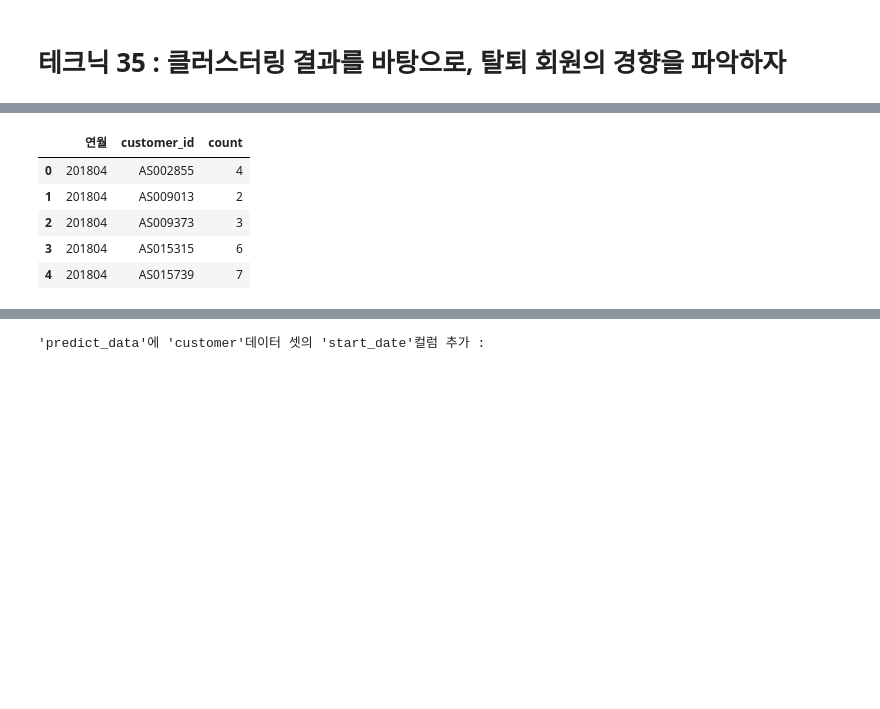
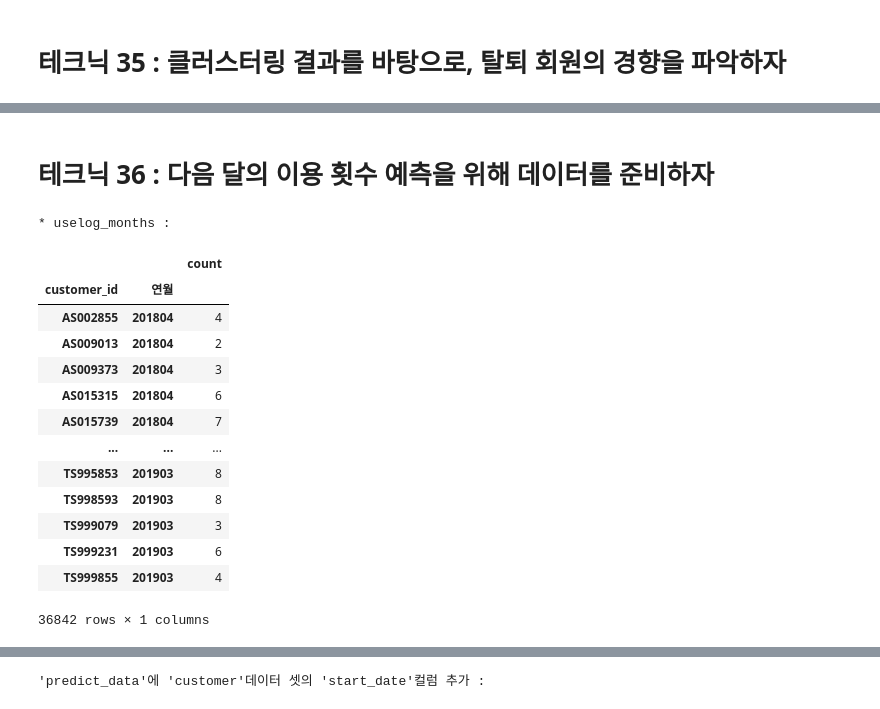
Before and after one commit to wooseok1152/python-data_analysis, a Jupyter notebook: 4장 고객의 행동을 예측하는 테크닉 10.ipynb, the cells around one changed output, grey strips where cells are left out. Cells and saved outputs as stored; diff of their text form; code cells hidden in the pictures; blank space fills up the shorter version.

```diff
--- a/4장 고객의 행동을 예측하는 테크닉 10.ipynb
+++ b/4장 고객의 행동을 예측하는 테크닉 10.ipynb
@@ -348,21 +380,31 @@ display(customer_variables_for_clustering.groupby(["cluster", "is_deleted"], as_
+# %% [markdown]
+# 테크닉 36 : 다음 달의 이용 횟수 예측을 위해 데이터를 준비하자
 # %%
-'''
+use_log["usedate"] = pd.to_datetime(use_log["usedate"])
+use_log["연월"] = use_log["usedate"].dt.strftime("%Y%m")
 
-다음 달의 이용 횟수 예측을 위해, 데이터 준비
+uselog_months = use_log.groupby(["연월", "customer_id"], as_index=False).count()
+uselog_months.rename(columns = {"log_id" : "count"}, inplace=True)
 
-'''
+del uselog_months["usedate"]
 
-# uselog 데이터 셋의 'usedate'컬럼 자료형 변경
-uselog["usedate"] = pd.to_datetime(uselog["usedate"])
-uselog["연월"] = uselog["usedate"].dt.strftime("%Y%m")
-uselog_months = uselog.groupby(["연월", "customer_id"], as_index=False).count()
-uselog_months.rename(columns = {"log_id" : "count"}, inplace=True)
-del uselog_months["usedate"]
-uselog_months.head()
+uselog_months = uselog_months.set_index(["customer_id", "연월"])
+
+print("* uselog_months :")
+display(uselog_months)
 # %% [output]
+* uselog_months :
-|  | 연월 | customer_id | count |
-| 0 | 201804 | AS002855 | 4 |
-| 1 | 201804 | AS009013 | 2 |
-| 2 | 201804 | AS009373 | 3 |
-| 3 | 201804 | AS015315 | 6 |
-| 4 | 201804 | AS015739 | 7 |
+|  |  | count |
+| customer_id | 연월 |  |
+| AS002855 | 201804 | 4 |
+| AS009013 | 201804 | 2 |
+| AS009373 | 201804 | 3 |
+| AS015315 | 201804 | 6 |
+| AS015739 | 201804 | 7 |
+| ... | ... | ... |
+| TS995853 | 201903 | 8 |
+| TS998593 | 201903 | 8 |
+| TS999079 | 201903 | 3 |
+| TS999231 | 201903 | 6 |
+| TS999855 | 201903 | 4 |
+36842 rows × 1 columns
```
Also changed, not shown: parts of 7 cells of this notebook.
